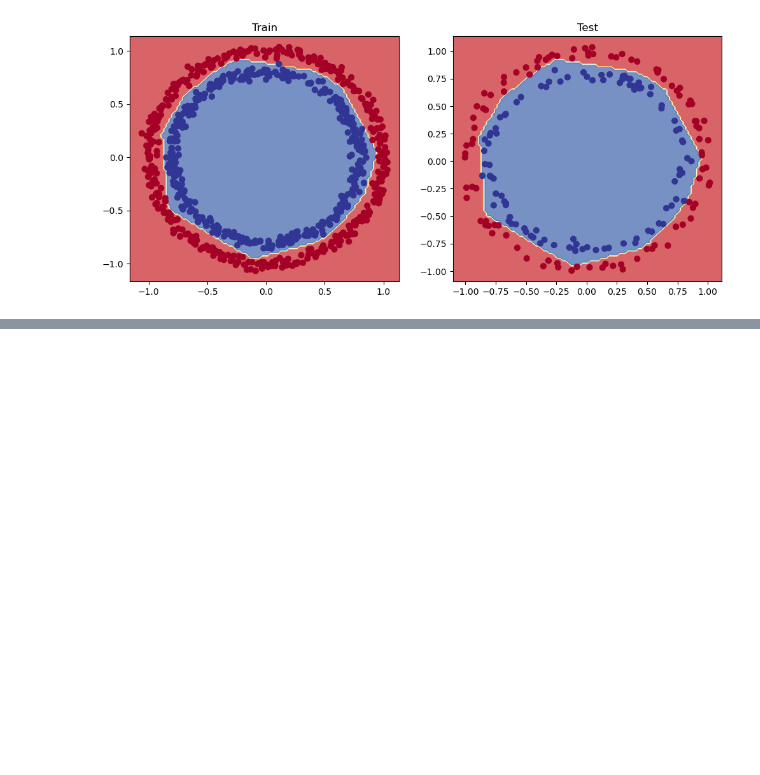
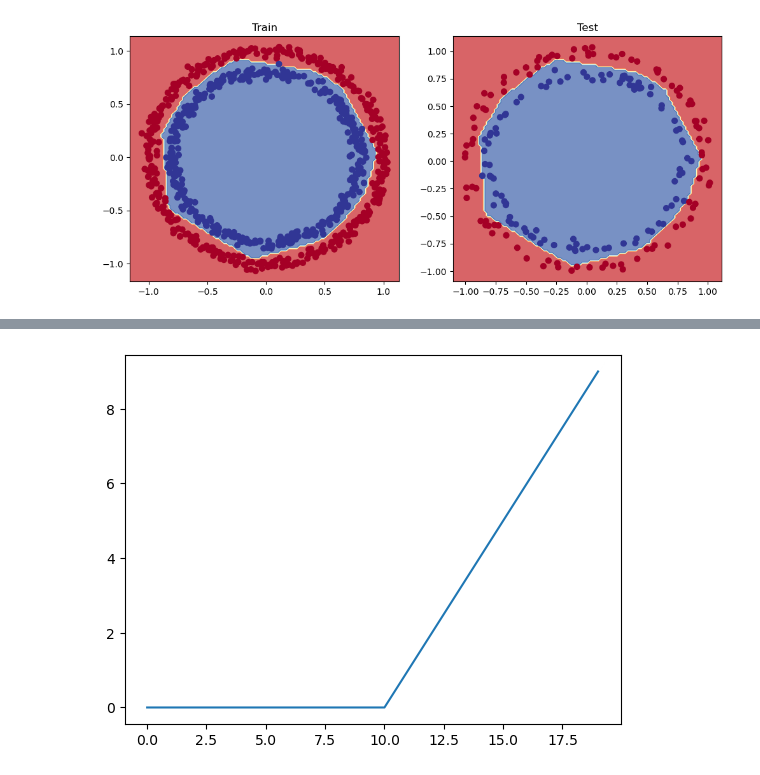
Before and after one commit to Alparslan-Tamer/pytorch-deep-learning, a Jupyter notebook: video_notebooks/02_pytorch_classification_video.ipynb, the cells around one changed output, grey strips where cells are left out. Saved outputs shown, nothing was run; the diff lists cells and outputs as text; code cells hidden in the pictures; blank space fills up the shorter version.

```diff
--- a/video_notebooks/02_pytorch_classification_video.ipynb
+++ b/video_notebooks/02_pytorch_classification_video.ipynb
@@ -776,0 +806,4 @@ plot_decision_boundary(model_3, X_test, y_test)
+# %%
+plt.plot(torch.relu(A));
+# %% [output]
+[figure, added]
```
Also changed, not shown: parts of 36 cells of this notebook.
